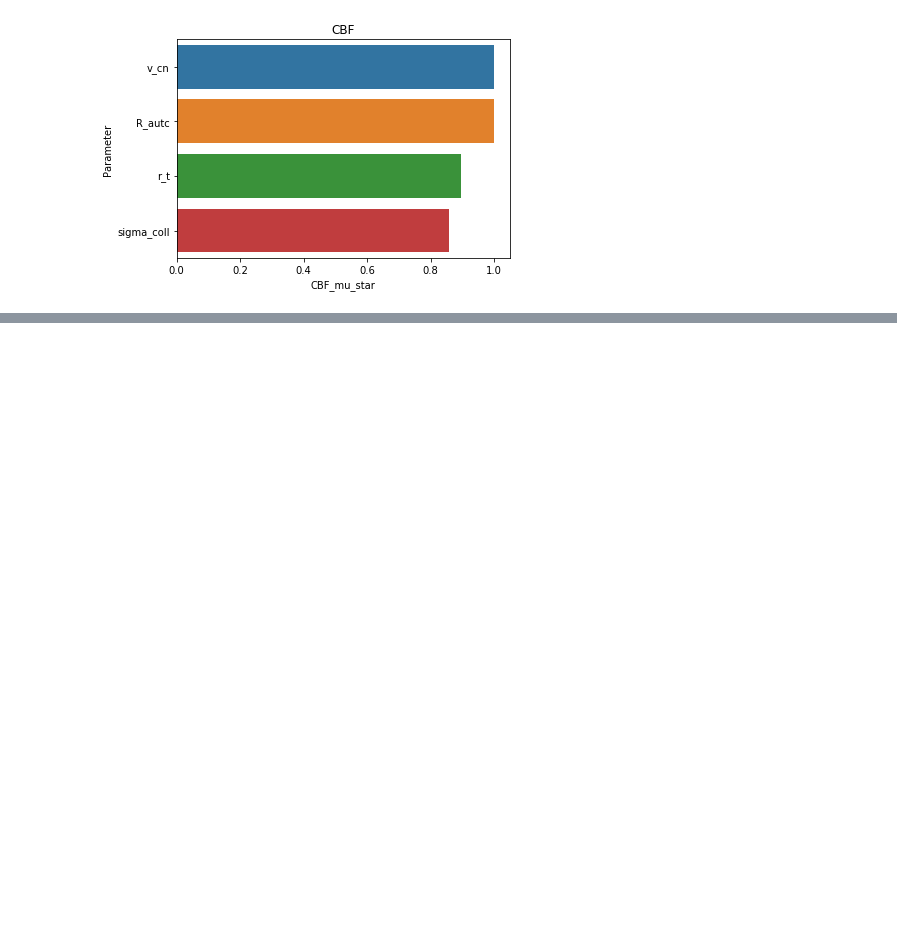
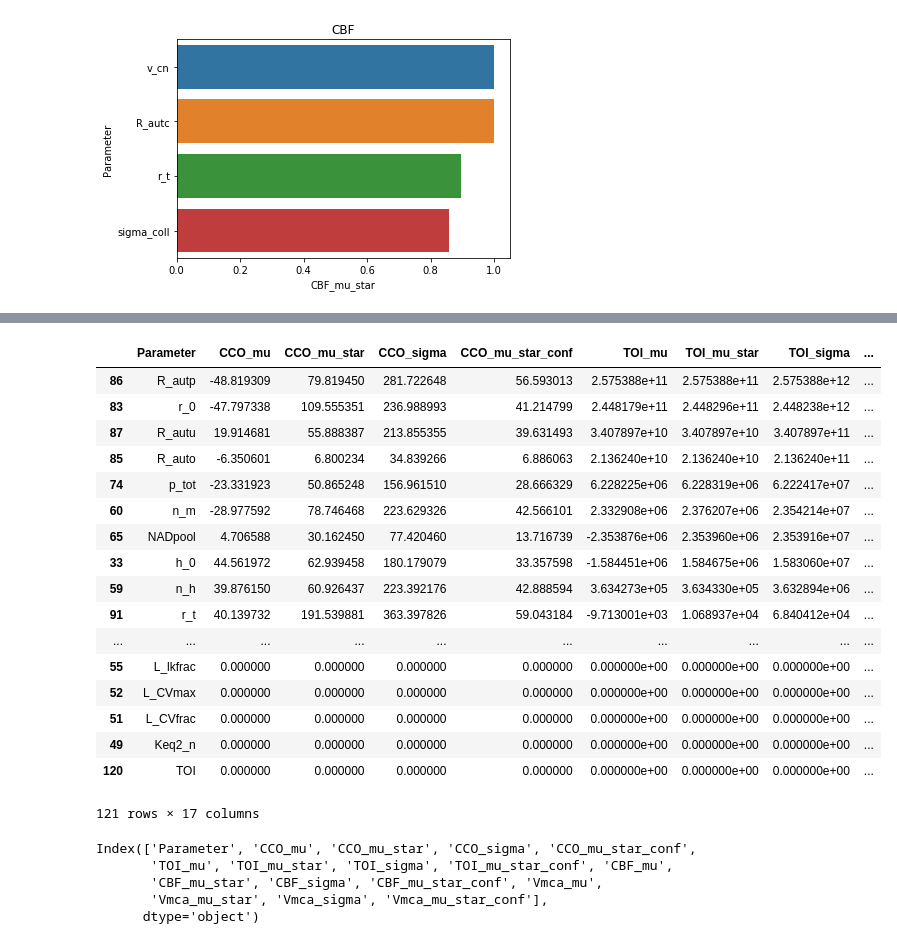
Before and after one commit to multimodalspectroscopy/BayesCMD, a Jupyter notebook: PLOS_paper/sensitivity_analysis/sensitivity_plot.ipynb, the cells around one changed output, grey strips where cells are left out. Drawn from its saved outputs; the diff is of its cells as text; code cells hidden in the pictures; blank space fills up the shorter version.

```diff
--- a/PLOS_paper/sensitivity_analysis/sensitivity_plot.ipynb
+++ b/PLOS_paper/sensitivity_analysis/sensitivity_plot.ipynb
@@ -236,0 +249,29 @@ for o in ["CCO", "Vmca", "TOI", "CBF"]:
+# %%
+df.sort_values(by="TOI_mu_star", ascending=False)
+# %% [output]
+|  | Parameter | CCO_mu | CCO_mu_star | CCO_sigma | CCO_mu_star_conf | TOI_mu | TOI_mu_star | TOI_sigma | ... |
+| 86 | R_autp | -48.819309 | 79.819450 | 281.722648 | 56.593013 | 2.575388e+11 | 2.575388e+11 | 2.575388e+12 | ... |
+| 83 | r_0 | -47.797338 | 109.555351 | 236.988993 | 41.214799 | 2.448179e+11 | 2.448296e+11 | 2.448238e+12 | ... |
+| 87 | R_autu | 19.914681 | 55.888387 | 213.855355 | 39.631493 | 3.407897e+10 | 3.407897e+10 | 3.407897e+11 | ... |
+| 85 | R_auto | -6.350601 | 6.800234 | 34.839266 | 6.886063 | 2.136240e+10 | 2.136240e+10 | 2.136240e+11 | ... |
+| 74 | p_tot | -23.331923 | 50.865248 | 156.961510 | 28.666329 | 6.228225e+06 | 6.228319e+06 | 6.222417e+07 | ... |
+| 60 | n_m | -28.977592 | 78.746468 | 223.629326 | 42.566101 | 2.332908e+06 | 2.376207e+06 | 2.354214e+07 | ... |
+| 65 | NADpool | 4.706588 | 30.162450 | 77.420460 | 13.716739 | -2.353876e+06 | 2.353960e+06 | 2.353916e+07 | ... |
+| 33 | h_0 | 44.561972 | 62.939458 | 180.179079 | 33.357598 | -1.584451e+06 | 1.584675e+06 | 1.583060e+07 | ... |
+| 59 | n_h | 39.876150 | 60.926437 | 223.392176 | 42.888594 | 3.634273e+05 | 3.634330e+05 | 3.632894e+06 | ... |
+| 91 | r_t | 40.139732 | 191.539881 | 363.397826 | 59.043184 | -9.713001e+03 | 1.068937e+04 | 6.840412e+04 | ... |
+| ... | ... | ... | ... | ... | ... | ... | ... | ... | ... |
+| 55 | L_lkfrac | 0.000000 | 0.000000 | 0.000000 | 0.000000 | 0.000000e+00 | 0.000000e+00 | 0.000000e+00 | ... |
+| 52 | L_CVmax | 0.000000 | 0.000000 | 0.000000 | 0.000000 | 0.000000e+00 | 0.000000e+00 | 0.000000e+00 | ... |
+| 51 | L_CVfrac | 0.000000 | 0.000000 | 0.000000 | 0.000000 | 0.000000e+00 | 0.000000e+00 | 0.000000e+00 | ... |
+| 49 | Keq2_n | 0.000000 | 0.000000 | 0.000000 | 0.000000 | 0.000000e+00 | 0.000000e+00 | 0.000000e+00 | ... |
+| 120 | TOI | 0.000000 | 0.000000 | 0.000000 | 0.000000 | 0.000000e+00 | 0.000000e+00 | 0.000000e+00 | ... |
+121 rows × 17 columns
+# %%
+df.columns
+# %% [output]
+Index(['Parameter', 'CCO_mu', 'CCO_mu_star', 'CCO_sigma', 'CCO_mu_star_conf',
+       'TOI_mu', 'TOI_mu_star', 'TOI_sigma', 'TOI_mu_star_conf', 'CBF_mu',
+       'CBF_mu_star', 'CBF_sigma', 'CBF_mu_star_conf', 'Vmca_mu',
+       'Vmca_mu_star', 'Vmca_sigma', 'Vmca_mu_star_conf'],
+      dtype='object')
```
Also changed, not shown: parts of 22 cells of this notebook, 9 other files.
